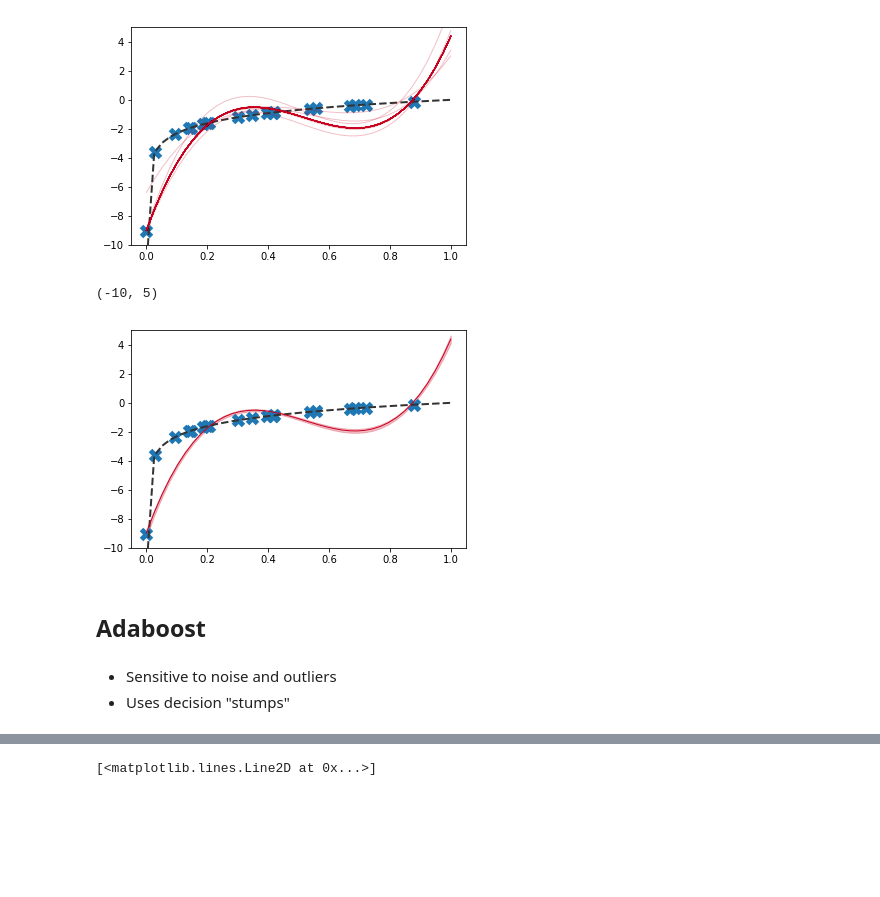
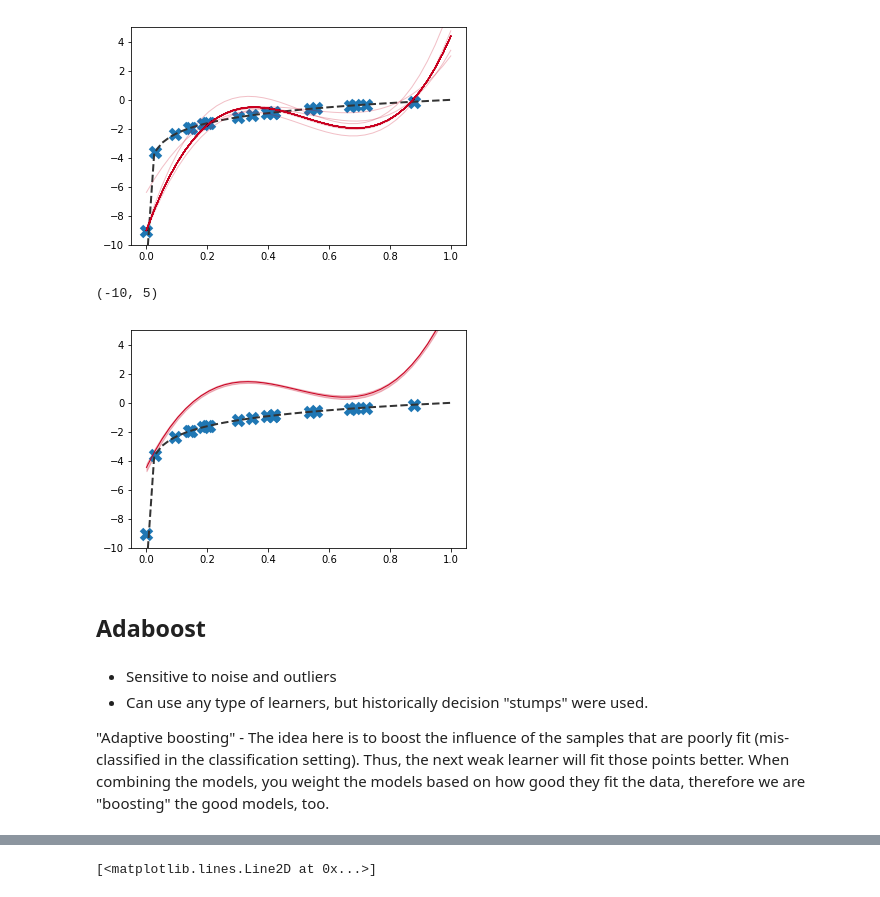
Before and after one commit to maljovec/ML-ReadingGroup, a Jupyter notebook: Ensemble Learning.ipynb, the cells around one changed output, grey strips where cells are left out. Cells and saved outputs as stored; diff of their text form; code cells hidden in the pictures; blank space fills up the shorter version.

```diff
--- a/Ensemble Learning.ipynb
+++ b/Ensemble Learning.ipynb
@@ -231,17 +239,19 @@ plt.gca().set_ylim(-10, 5)
 # %%
 plt.plot(train_x, train_y, marker='x', linewidth=0, ms=10, mew=5)
 plt.plot(test_x, test_y, linewidth=2, linestyle='--', c='#333333')
-average_y = np.average(predict_y, axis=1)
+average_y = np.average(predict_y, weights=stage, axis=1)
 std_y = np.std(predict_y, axis=1)
 
 plt.fill_between(test_x, average_y-std_y, average_y+std_y, color='#ca0020', alpha=0.25)
 plt.plot(test_x, average_y, linewidth=1, linestyle='-', c='#ca0020')
 plt.gca().set_ylim(-10, 5)
 # %% [output]
 (-10, 5)
-[figure, old version]
+[figure, new version]
 # %% [markdown]
 ## Adaboost
-# %% [markdown]
-* Sensitive to noise and outliers
-* Uses decision "stumps"
+# %% [markdown]
+* Sensitive to noise and outliers
+* Can use any type of learners, but historically decision "stumps" were used.
+
+"Adaptive boosting" - The idea here is to boost the influence of the samples that are poorly fit (mis-classified in the classification setting). Thus, the next weak learner will fit those points better. When combining the models, you weight the models based on how good they fit the data, therefore we are "boosting" the good models, too.
```
Also changed, not shown: parts of 7 cells of this notebook.
